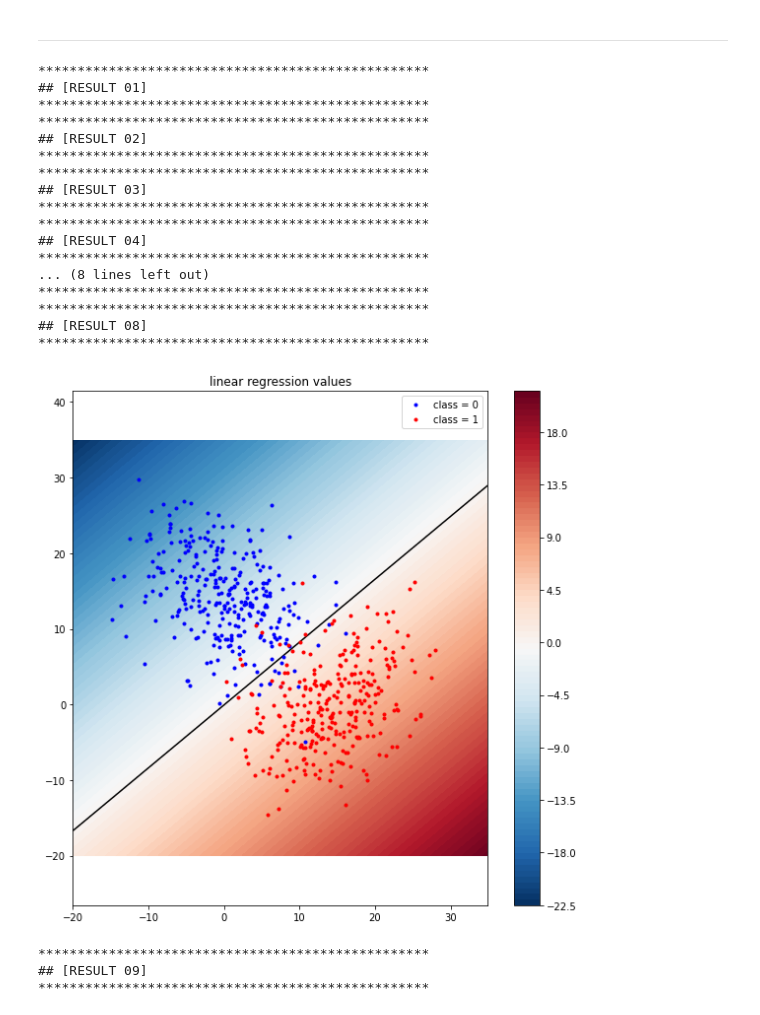
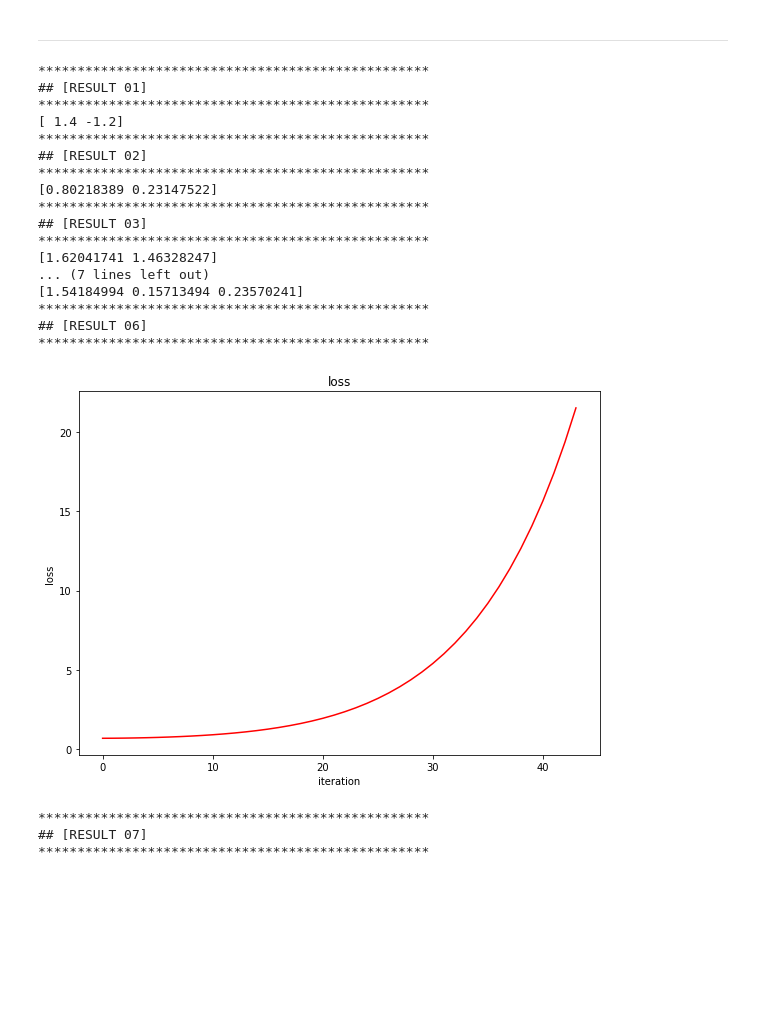
Before and after one commit to youngkwon02/machine-learning-assignment, a Jupyter notebook: assignment-08/assignment_08.ipynb, the cells around one changed output. Saved outputs shown, nothing was run; the diff lists cells and outputs as text; code cells hidden in the pictures; blank space fills up the shorter version.

```diff
--- a/assignment-08/assignment_08.ipynb
+++ b/assignment-08/assignment_08.ipynb
@@ -57,9 +57,10 @@ def compute_linear_regression(theta, point):
     # ++++++++++++++++++++++++++++++++++++++++++++++++++
     # complete the blanks
     #
-    value = np.zeros(len(point))
-    for i in range(len(value)):
-        value[i] = theta[0] + (theta[1] * point_x[i]) + (theta[2] * point_y[i])
+    m = len(point)
+    value = np.zeros(m)
+    for i in range(m):
+        value[i] = theta[0] + (theta[1] * point[i][1]) + (theta[2] * point[i][2])
     #
     # ++++++++++++++++++++++++++++++++++++++++++++++++++
 
@@ -345,35 +346,35 @@ ___
 # %% [markdown]
 ___
 # %%
-number_result = 9
+number_result = 7
 
 for i in range(number_result):
     title = '## [RESULT {:02d}]'.format(i+1)
     name_function = 'function_result_{:02d}()'.format(i+1)
 
     print('**************************************************')
     print(title)
     print('**************************************************')
     eval(name_function)
 # %% [output]
 **************************************************
 ## [RESULT 01]
 **************************************************
+[ 1.4 -1.2]
 **************************************************
 ## [RESULT 02]
 **************************************************
+[0.80218389 0.23147522]
 **************************************************
 ## [RESULT 03]
 **************************************************
+[1.62041741 1.46328247]
+... (7 lines left out)
+[1.54184994 0.15713494 0.23570241]
 **************************************************
-## [RESULT 04]
+## [RESULT 06]
 **************************************************
-... (8 lines left out)
-**************************************************
-**************************************************
-## [RESULT 08]
-**************************************************
-[figure, old version]
+[figure, new version]
 **************************************************
-## [RESULT 09]
+## [RESULT 07]
 **************************************************
```
Also changed, not shown: parts of 1 cell of this notebook.
